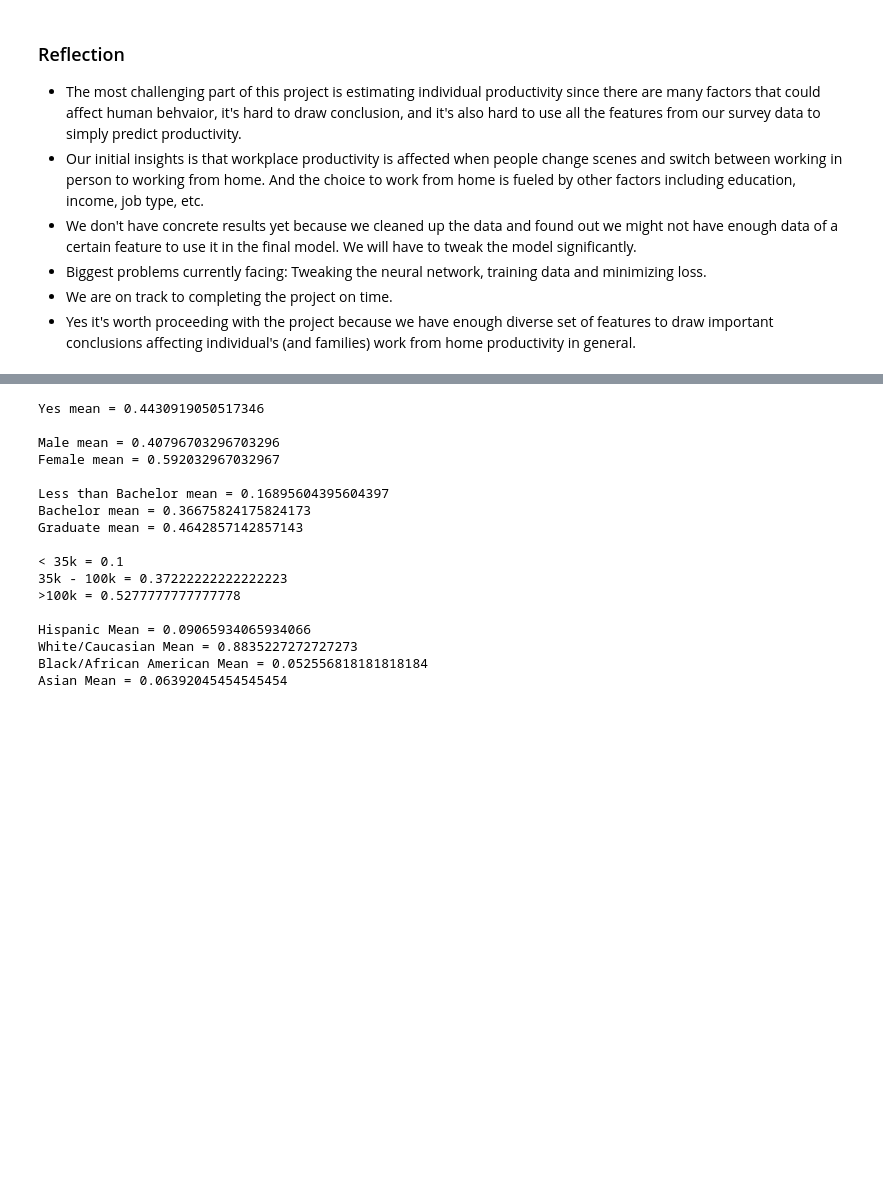
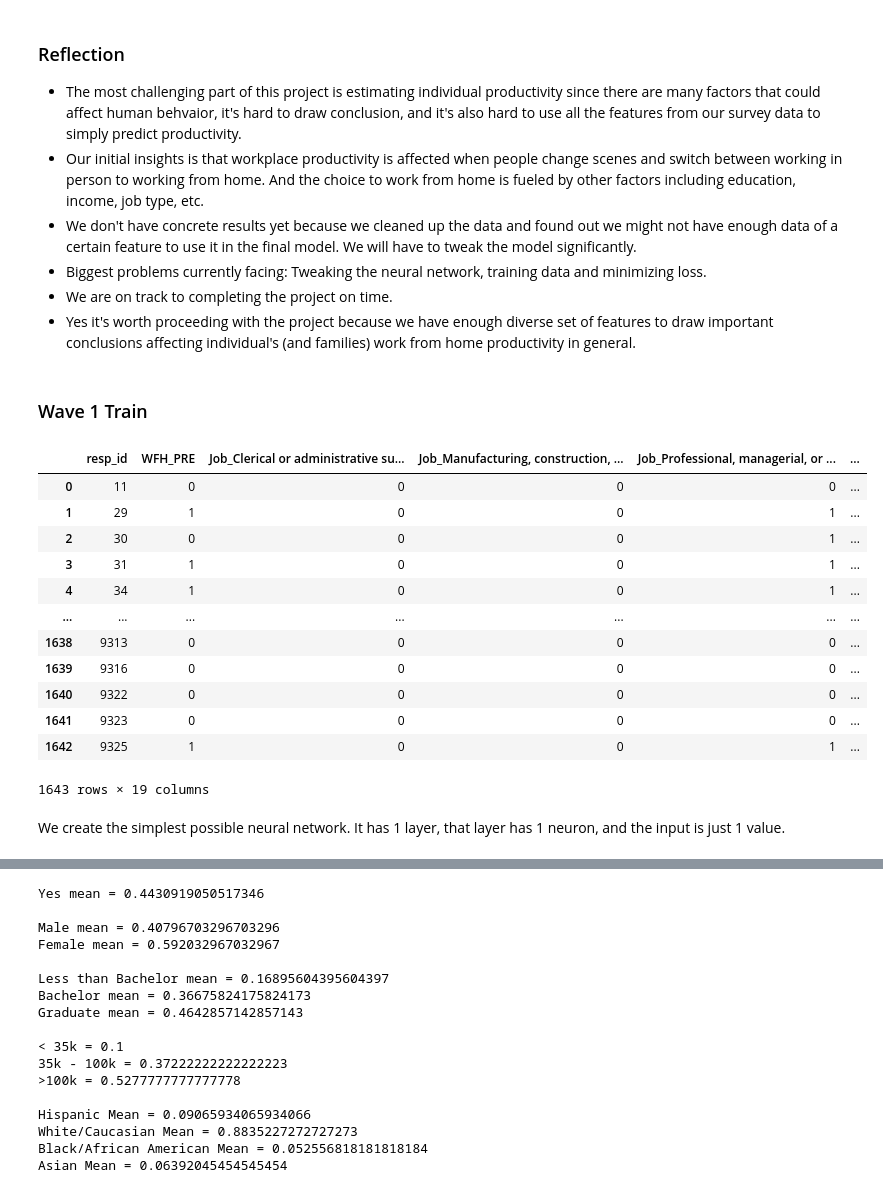
Before and after one commit to Savila25/CS-418-Project, a Jupyter notebook: Project progress report.ipynb, the cells around one changed output, grey strips where cells are left out. Saved outputs shown, nothing was run; the diff lists cells and outputs as text; code cells hidden in the pictures; blank space fills up the shorter version.

```diff
--- a/Project progress report.ipynb
+++ b/Project progress report.ipynb
@@ -301,4 +293,4 @@ y = data.loc[:,['prod_change']]
 x = np.asarray(x).astype('float32')
 y = np.asarray(y).astype('float32')
 
-model.fit(x, y, epochs=500)
+model.fit(x, y, epochs=50)
@@ -347,3 +310,26 @@ This is a reasonable prediction since we only used binary gender as input and pr
 * Biggest problems currently facing: Tweaking the neural network, training data and minimizing loss.
 * We are on track to completing the project on time.
 * Yes it's worth proceeding with the project because we have enough diverse set of features to draw important conclusions affecting individual's (and families) work from home productivity in general.
+# %% [markdown]
+### Wave 1 Train
+# %%
+wave1_train = pd.read_csv("Wave1_train.csv")
+# data = data.loc[:,['resp_id', 'age', 'gender', 'student', 'wfh_now', 'prod_change']]
+wave1_train.columns = wave1_train.columns.to_series().apply(lambda x: x.strip())
+wave1_train
+# %% [output]
+|  | resp_id | WFH_PRE | Job_Clerical or administrative su... | Job_Manufacturing, construction, ... | Job_Professional, managerial, or ... | ... |
+| 0 | 11 | 0 | 0 | 0 | 0 | ... |
+| 1 | 29 | 1 | 0 | 0 | 1 | ... |
+| 2 | 30 | 0 | 0 | 0 | 1 | ... |
+| 3 | 31 | 1 | 0 | 0 | 1 | ... |
+| 4 | 34 | 1 | 0 | 0 | 1 | ... |
+| ... | ... | ... | ... | ... | ... | ... |
+| 1638 | 9313 | 0 | 0 | 0 | 0 | ... |
+| 1639 | 9316 | 0 | 0 | 0 | 0 | ... |
+| 1640 | 9322 | 0 | 0 | 0 | 0 | ... |
+| 1641 | 9323 | 0 | 0 | 0 | 0 | ... |
+| 1642 | 9325 | 1 | 0 | 0 | 1 | ... |
+1643 rows × 19 columns
+# %% [markdown]
+We create the simplest possible neural network. It has 1 layer, that layer has 1 neuron, and the input is just 1 value.
```
Also changed, not shown: parts of 8 cells of this notebook.
